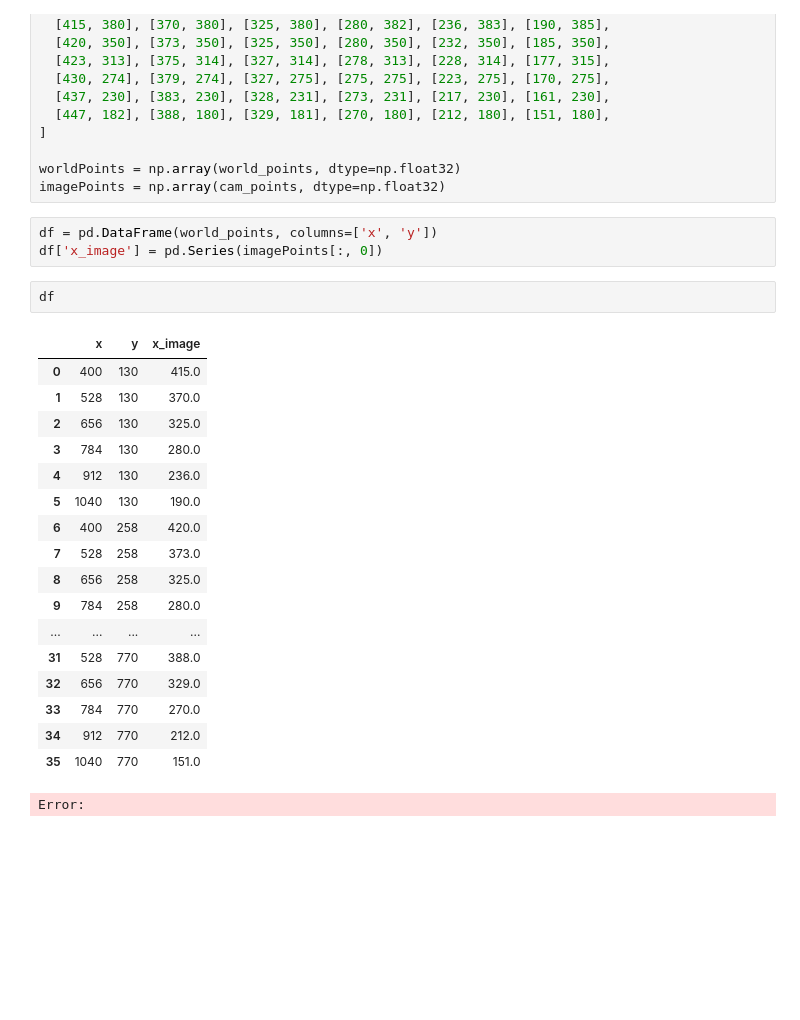
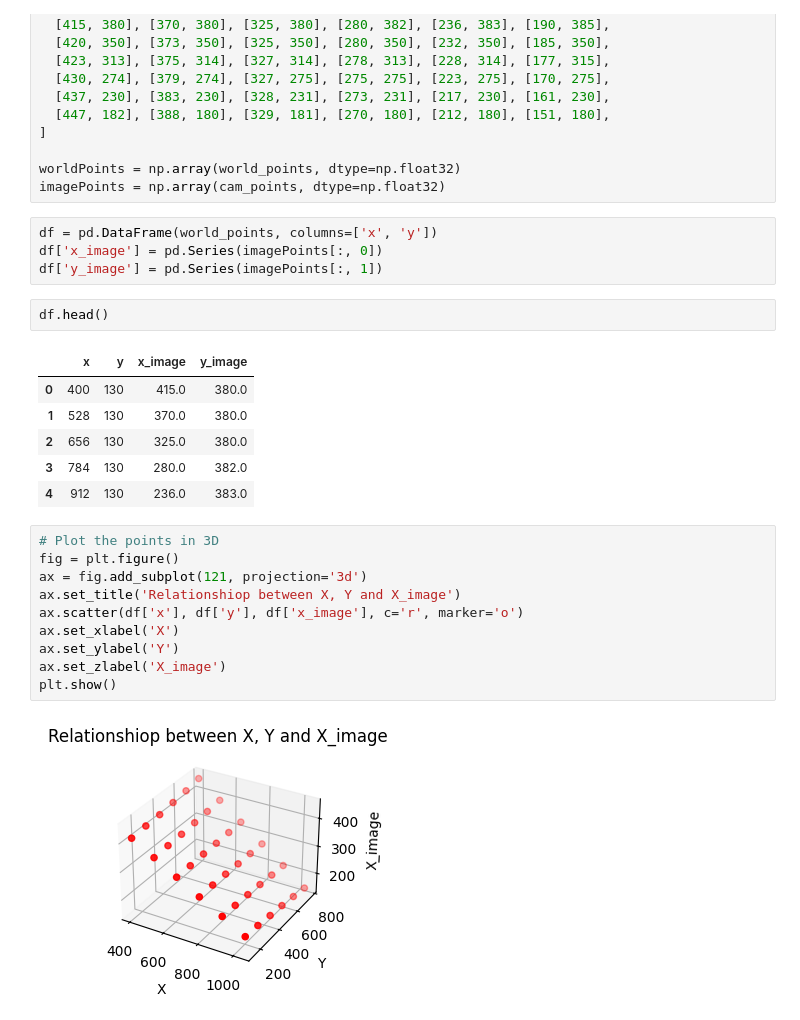
Before and after one commit to Kanisorn-S/Mechatronics-Project, a Jupyter notebook: src/perspective_transform/jupyter/linear.ipynb, the cells around one changed output. Drawn from its saved outputs; the diff is of its cells as text; blank space fills up the shorter version.

Commit message:
feat: linear regression visualization

```diff
--- a/src/perspective_transform/jupyter/linear.ipynb
+++ b/src/perspective_transform/jupyter/linear.ipynb
@@ -36,24 +36,25 @@ imagePoints = np.array(cam_points, dtype=np.float32)
 # %%
 df = pd.DataFrame(world_points, columns=['x', 'y'])
 df['x_image'] = pd.Series(imagePoints[:, 0])
+df['y_image'] = pd.Series(imagePoints[:, 1])
 # %%
-df
+df.head()
 # %% [output]
-|  | x | y | x_image |
-| 0 | 400 | 130 | 415.0 |
-| 1 | 528 | 130 | 370.0 |
-| 2 | 656 | 130 | 325.0 |
-| 3 | 784 | 130 | 280.0 |
-| 4 | 912 | 130 | 236.0 |
-| 5 | 1040 | 130 | 190.0 |
-| 6 | 400 | 258 | 420.0 |
-| 7 | 528 | 258 | 373.0 |
-| 8 | 656 | 258 | 325.0 |
-| 9 | 784 | 258 | 280.0 |
-| ... | ... | ... | ... |
-| 31 | 528 | 770 | 388.0 |
-| 32 | 656 | 770 | 329.0 |
-| 33 | 784 | 770 | 270.0 |
-| 34 | 912 | 770 | 212.0 |
-| 35 | 1040 | 770 | 151.0 |
+|  | x | y | x_image | y_image |
+| 0 | 400 | 130 | 415.0 | 380.0 |
+| 1 | 528 | 130 | 370.0 | 380.0 |
+| 2 | 656 | 130 | 325.0 | 380.0 |
+| 3 | 784 | 130 | 280.0 | 382.0 |
+| 4 | 912 | 130 | 236.0 | 383.0 |
-Error:
+# %%
+# Plot the points in 3D
+fig = plt.figure()
+ax = fig.add_subplot(121, projection='3d')
+ax.set_title('Relationshiop between X, Y and X_image')
+ax.scatter(df['x'], df['y'], df['x_image'], c='r', marker='o')
+ax.set_xlabel('X')
+ax.set_ylabel('Y')
+ax.set_zlabel('X_image')
+plt.show()
+# %% [output]
+[figure, added]
```
Also changed, not shown: parts of 1 cell of this notebook.
